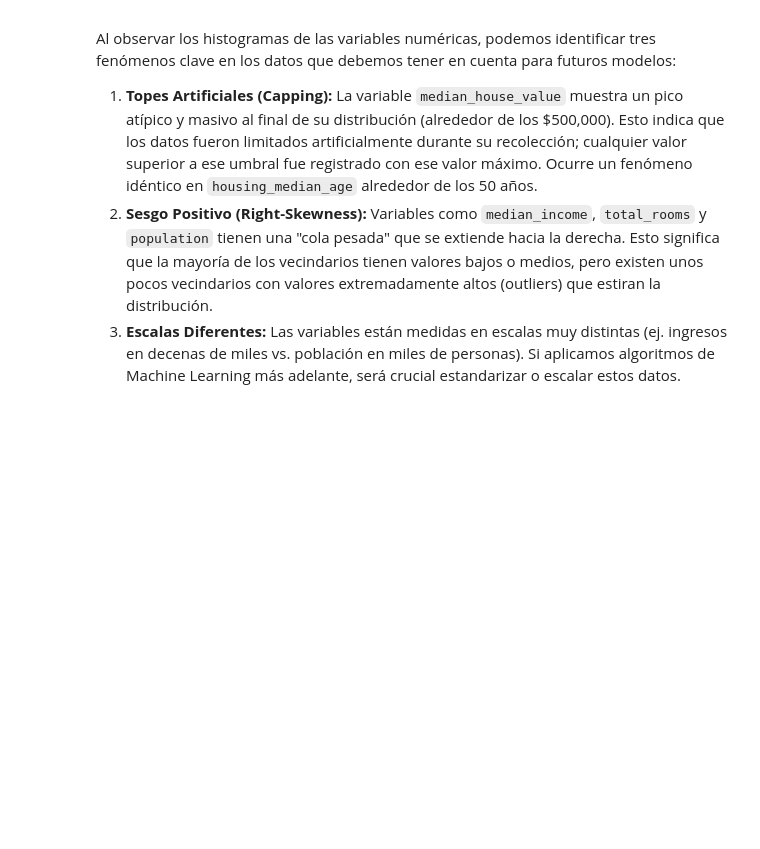
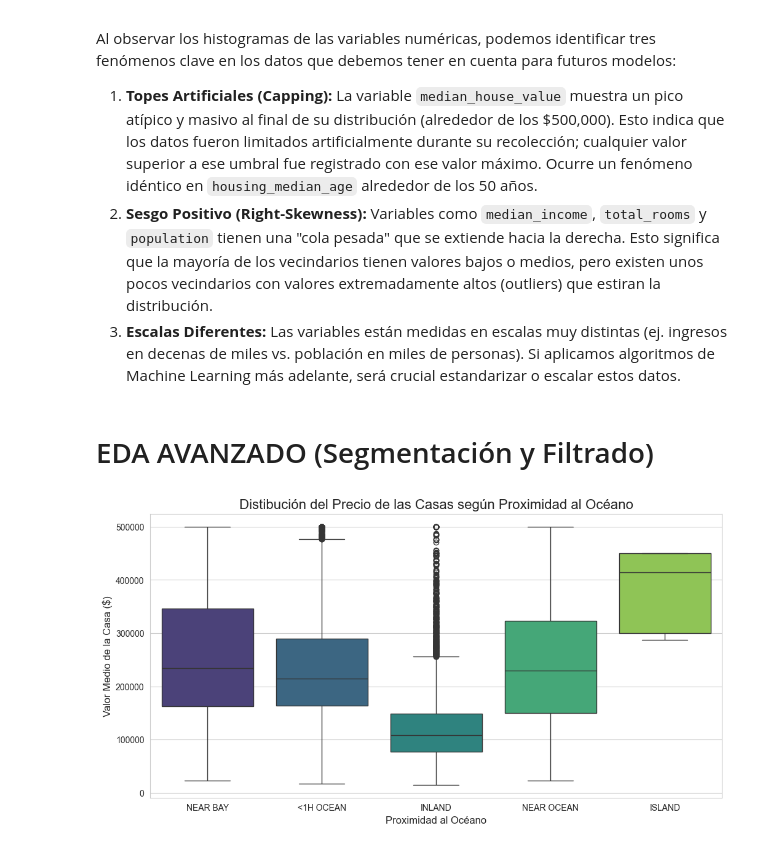
Before and after one commit to NicolasFleitas/the-hatch-01-california-housing, a Jupyter notebook: notebook.ipynb, the cells around one changed output. Drawn from its saved outputs; the diff is of its cells as text; code cells hidden in the pictures; blank space fills up the shorter version.

Commit message:
feat: agregar boxplot para analizar precios segun proximidad al oceano

```diff
--- a/notebook.ipynb
+++ b/notebook.ipynb
@@ -138,3 +138,29 @@ Al observar los histogramas de las variables numéricas, podemos identificar tre
 1. **Topes Artificiales (Capping):** La variable `median_house_value` muestra un pico atípico y masivo al final de su distribución (alrededor de los $500,000). Esto indica que los datos fueron limitados artificialmente durante su recolección; cualquier valor superior a ese umbral fue registrado con ese valor máximo. Ocurre un fenómeno idéntico en `housing_median_age` alrededor de los 50 años.
 2. **Sesgo Positivo (Right-Skewness):** Variables como `median_income`, `total_rooms` y `population` tienen una "cola pesada" que se extiende hacia la derecha. Esto significa que la mayoría de los vecindarios tienen valores bajos o medios, pero existen unos pocos vecindarios con valores extremadamente altos (outliers) que estiran la distribución.
 3. **Escalas Diferentes:** Las variables están medidas en escalas muy distintas (ej. ingresos en decenas de miles vs. población en miles de personas). Si aplicamos algoritmos de Machine Learning más adelante, será crucial estandarizar o escalar estos datos.
+# %% [markdown]
+# EDA AVANZADO (Segmentación y Filtrado)
+# %%
+# Configurar el tamaño del gráfico
+plt.figure(figsize=(12, 6))
+
+# Creación del boxplot
+# x: nuestra categoría de texto, y: el precio que queremos analizar
+sns.boxplot(
+    data=df_california,
+    x='ocean_proximity',
+    y='median_house_value',
+    hue='ocean_proximity', # Asignamos colores por categoría
+    palette='viridis',
+    legend=False
+)
+
+# Títulos y etiquetas para entender sin contexto
+plt.title('Distibución del Precio de las Casas según Proximidad al Océano', fontsize=16)
+plt.xlabel('Proximidad al Océano', fontsize=12)
+plt.ylabel('Valor Medio de la Casa ($)', fontsize=12)
+
+# Mostrar el gráfico
+plt.show()
+# %% [output]
+[figure, added]
```
